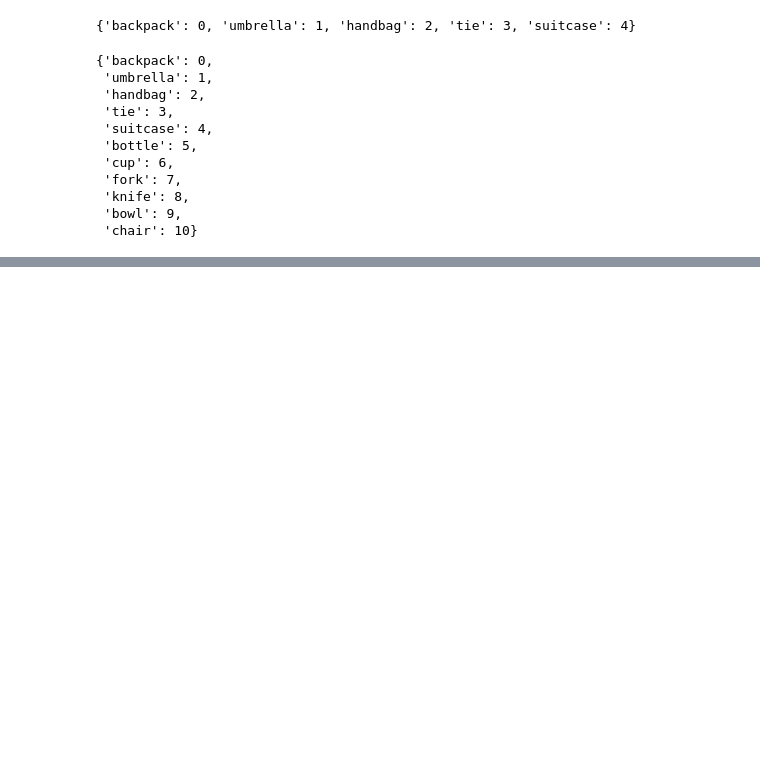
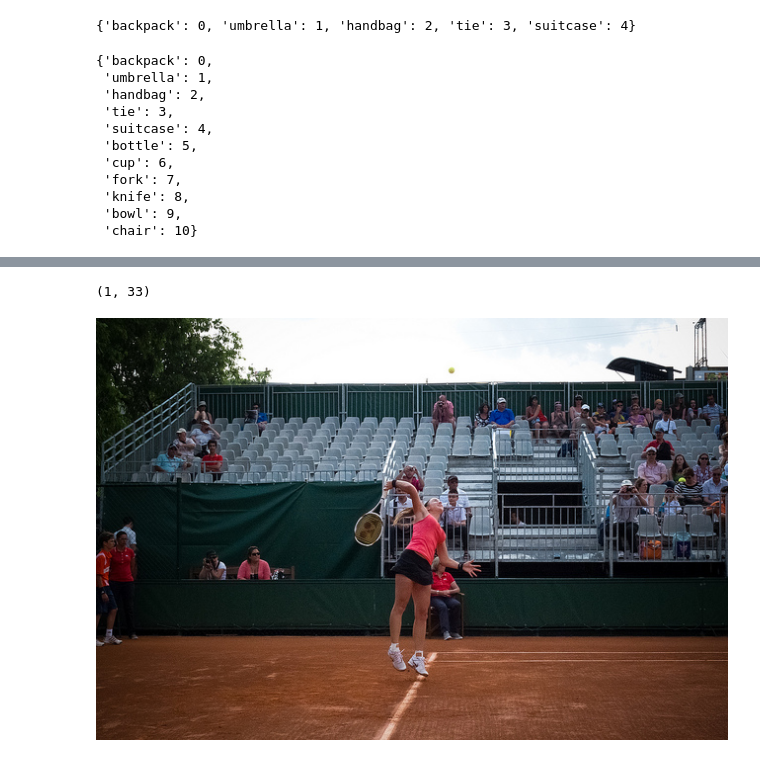
Before and after one commit to bodias/vision-transformers-analysis, a Jupyter notebook: sample_image_captioning/feature_extraction-captioning-VIT.ipynb, the cells around one changed output, grey strips where cells are left out. Saved outputs shown, nothing was run; the diff lists cells and outputs as text; code cells hidden in the pictures; blank space fills up the shorter version.

```diff
--- a/sample_image_captioning/feature_extraction-captioning-VIT.ipynb
+++ b/sample_image_captioning/feature_extraction-captioning-VIT.ipynb
@@ -607,0 +671,7 @@ feat_pd.head()
+# %%
+# count by class and by caption_filter
+files = os.listdir("features/5_class_feat_attn_based_instance_filtering_caption-alt/")
+agg = pd.DataFrame()
+for file in files:
+    feat_pd = pd.read_pickle(os.path.join("features/5_class_feat_attn_based_instance_filtering_caption-alt/", file))
+    agg = pd.concat([agg, feat_pd.groupby(["class", "caption_filter"])["class"].count()])
@@ -607,0 +694,5 @@ feat_pd.head()
+# %%
+sample_id = random.randint(0, len(feat_pd))
+print(sample_id)
+sample_feat = feat_pd[feat_pd.index==sample_id]
+sample_feat
@@ -607,0 +703,12 @@ feat_pd.head()
+# %%
+main_class_id = 1
+second_class_id = [k for k,v in category_id_map.items() if v==sample_feat["class"].values[0]][0]
+(main_class_id, second_class_id)
+# %% [output]
+(1, 33)
+# %%
+sample_ann = [ann for ann in person_annotations[str(second_class_id)] if ann["image"]["id"] == sample_feat["image_id"].values[0]][0]
+sample_img = Image.open(os.path.join(COCO_PATH, 'train2017', sample_feat["image_filename"].values[0])).convert("RGB")
+sample_img
+# %% [output]
+[figure, added]
```
Also changed, not shown: parts of 35 cells of this notebook, 3 other files.
